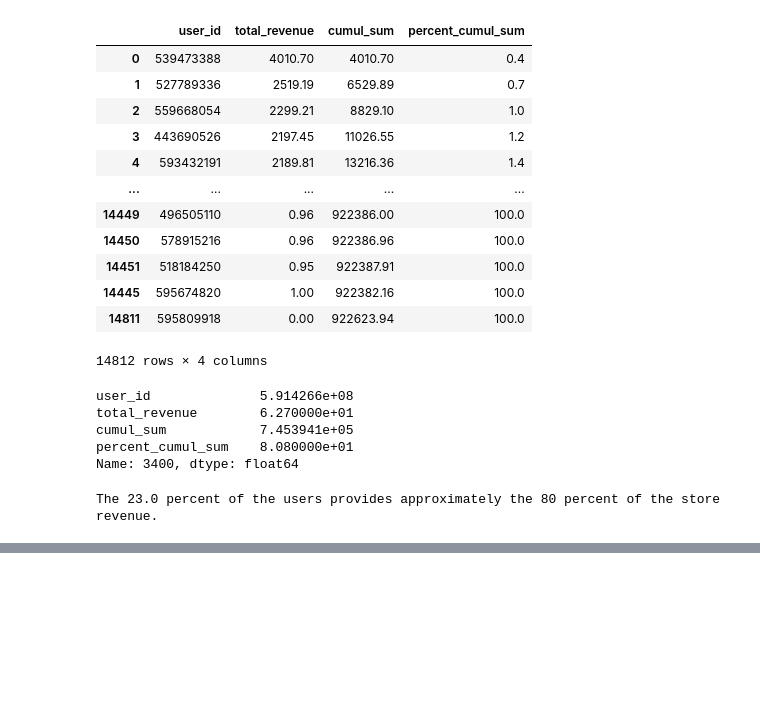
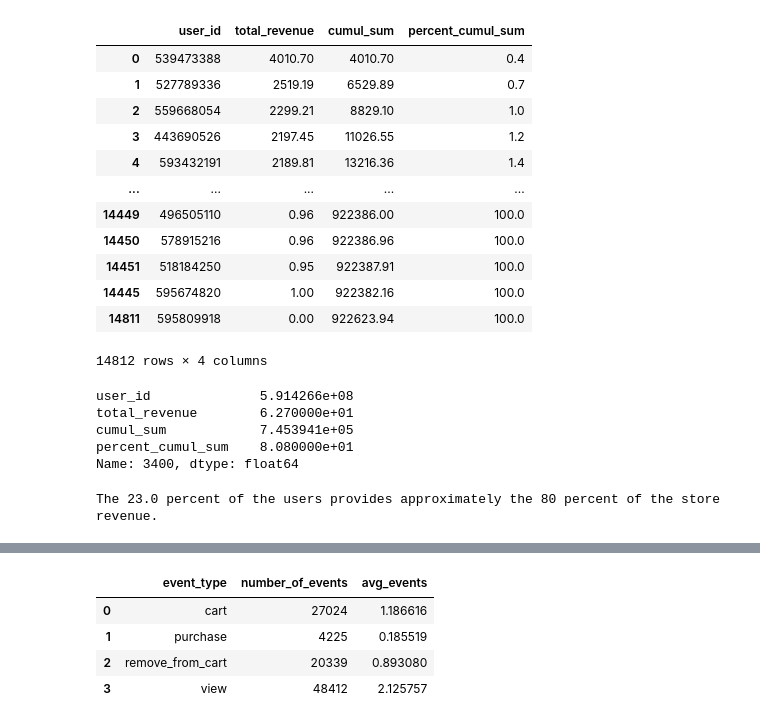
Before and after one commit to domenicocinque/ADM-HW2, a Jupyter notebook: HW2_Dom.ipynb, the cells around one changed output, grey strips where cells are left out. Drawn from its saved outputs; the diff is of its cells as text; code cells hidden in the pictures; blank space fills up the shorter version.

```diff
--- a/HW2_Dom.ipynb
+++ b/HW2_Dom.ipynb
@@ -207,0 +234,10 @@ plt.show()
+# %%
+n = df['user_session'].nunique()
+event_series['avg_events'] = event_series.apply(lambda row: row.number_of_events /n, axis=1)
+event_series
+# %% [output]
+|  | event_type | number_of_events | avg_events |
+| 0 | cart | 27024 | 1.186616 |
+| 1 | purchase | 4225 | 0.185519 |
+| 2 | remove_from_cart | 20339 | 0.893080 |
+| 3 | view | 48412 | 2.125757 |
```
Also changed, not shown: parts of 13 cells of this notebook.
